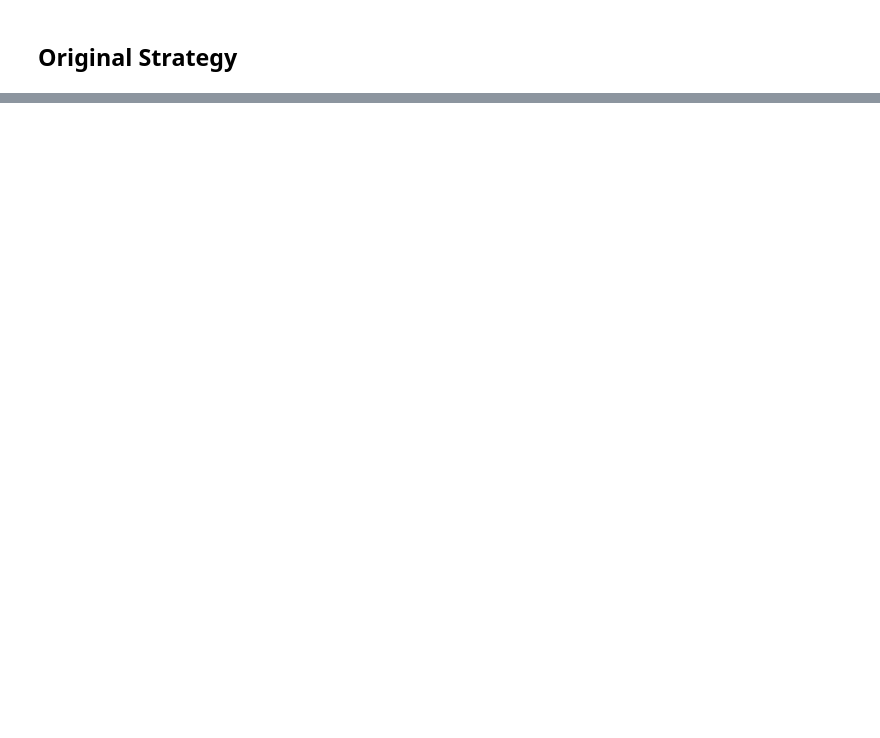
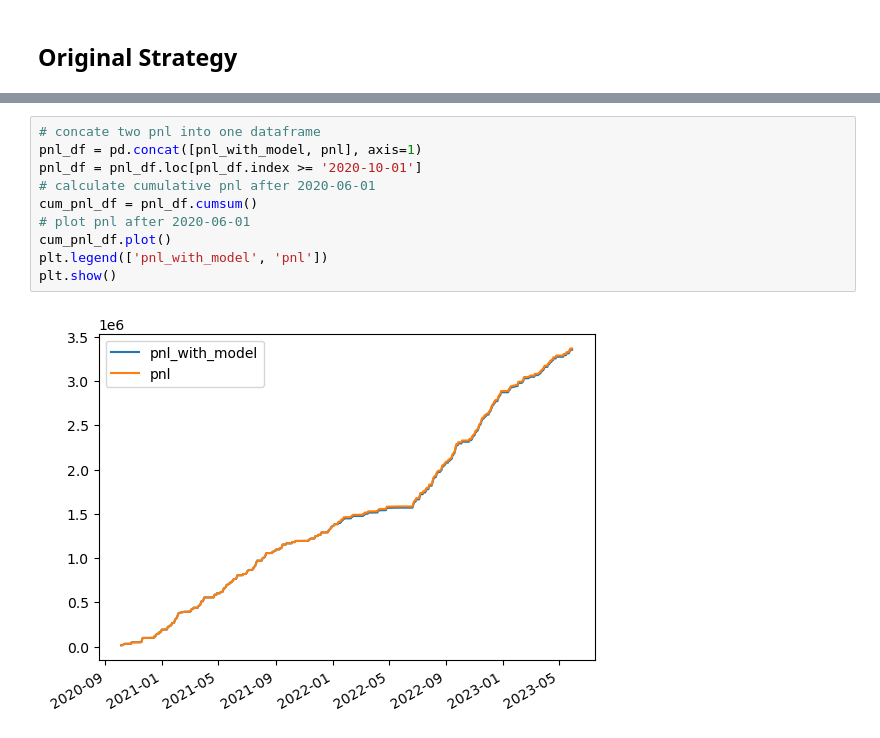
Before and after one commit to Jeremygaop/research-on-pair-trading, a Jupyter notebook: step5 backtesting/back_test2.ipynb, the cells around one changed output, grey strips where cells are left out. Drawn from its saved outputs; the diff is of its cells as text; blank space fills up the shorter version.

```diff
--- a/step5 backtesting/back_test2.ipynb
+++ b/step5 backtesting/back_test2.ipynb
@@ -243,0 +484,12 @@ spread.loc[train_date:date, :]
+# %%
+# concate two pnl into one dataframe
+pnl_df = pd.concat([pnl_with_model, pnl], axis=1)
+pnl_df = pnl_df.loc[pnl_df.index >= '2020-10-01']
+# calculate cumulative pnl after 2020-06-01
+cum_pnl_df = pnl_df.cumsum()
+# plot pnl after 2020-06-01
+cum_pnl_df.plot()
+plt.legend(['pnl_with_model', 'pnl'])
+plt.show()
+# %% [output]
+[figure, added]
```
Also changed, not shown: parts of 15 cells of this notebook, 3 other files.
